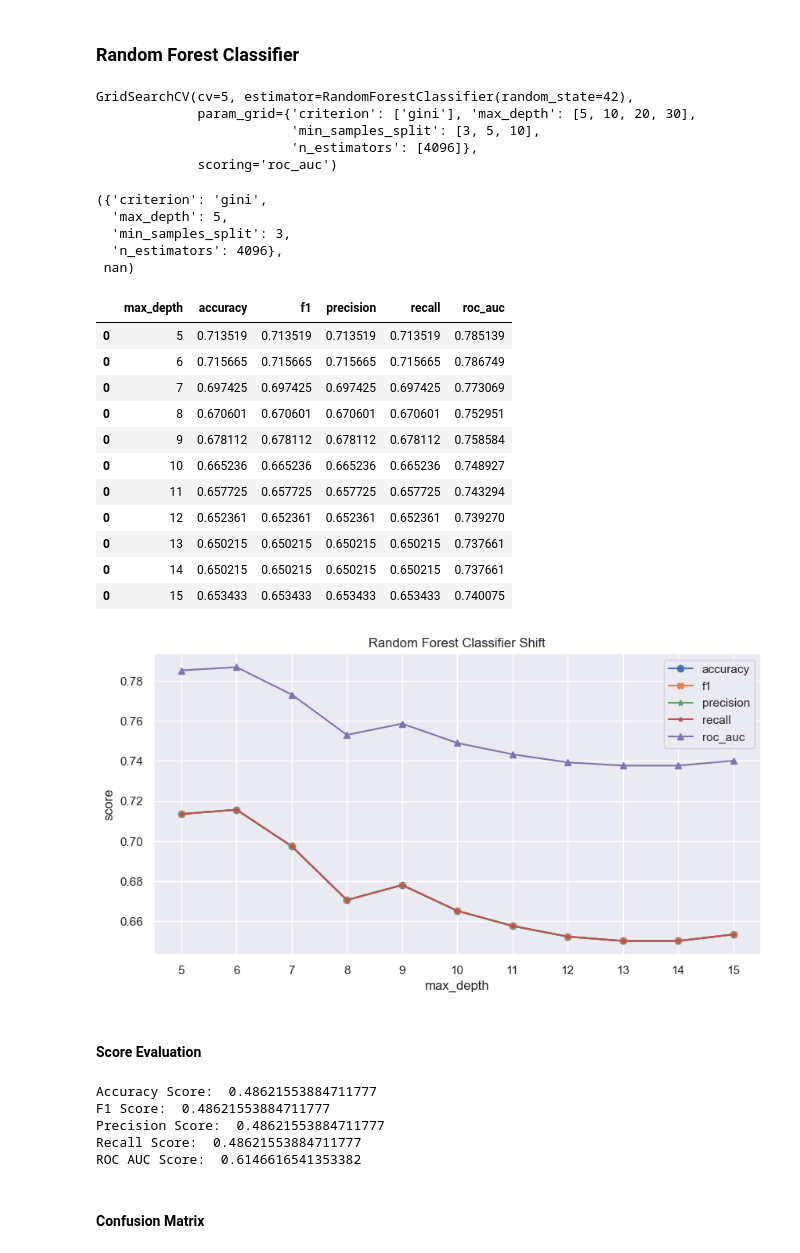
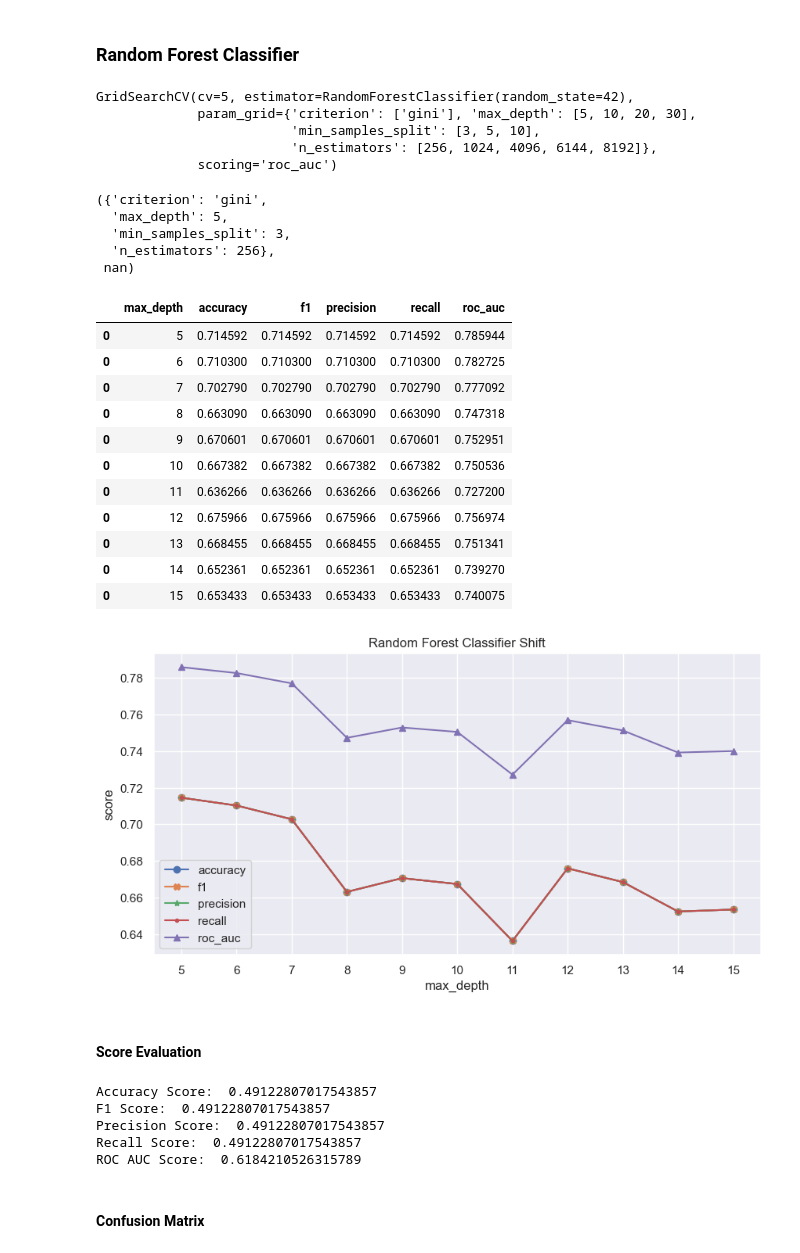
Before and after one commit to JiaqinKang/Crime-Prediction-using-Machine-Learning-Algorithms, a Jupyter notebook: Crime_prediction.ipynb, the cells around one changed output. Saved outputs shown, nothing was run; the diff lists cells and outputs as text; code cells hidden in the pictures.

```diff
--- a/Crime_prediction.ipynb
+++ b/Crime_prediction.ipynb
@@ -465,14 +506,15 @@ x_test = scaler.transform(x_test) # only transform
 # %% [markdown]
 ### Random Forest Regressor
 # %%
-from sklearn.ensemble import RandomForestClassifier, RandomForestRegressor
+from sklearn.ensemble import RandomForestRegressor
 from sklearn.metrics import mean_squared_error, mean_absolute_error
 from sklearn.model_selection import GridSearchCV
 
 # Define the parameter grid to search over
 param_grid = {
-    'n_estimators': [256, 1024, 4096,8192],
+    'n_estimators': [ 256, 1024, 4096,6144,8192],
     'max_depth': [10, 20, 30, 40, 50],
+    'max_features': ['sqrt','log2',0.2, 0.4, 0.6, 0.8,1.0]
 }
 # %%
 # Create the Random Forest Regressor object
@@ -501,11 +546,12 @@ grid_search.best_params_, grid_search.best_score_
 # %%
-# 'max_depth': 10, 'n_estimators': 4096
+# ({'max_depth': 10, 'max_features': 'log2', 'n_estimators': 256},
 # create a check model to verify the accuracy of the model is true increase number of max_depth 10 to 20
 rf_location_check_result = pd.DataFrame(columns=['max_depth', 'neg_mean_squared_error','neg_mean_absolute_error' ])
 for i in range(10, 21):
     rf_check = RandomForestRegressor(max_depth=i,
-                                     n_estimators=4096,
-                                     random_state=42
+                                     n_estimators=256,
+                                     max_features='log2',
+                                     random_state=42,
                                     )
     rf_check.fit(x_train, y_train_location)
     y_pred_location_check = rf_check.predict(x_train_original)
@@ -662,7 +708,7 @@ import numpy as np
 randomForest_grid_params = {'criterion': ['gini'],
                             'max_depth': [5,10,20,30],
                             'min_samples_split': [3,5,10],
-                            'n_estimators': [4096]
+                            'n_estimators': [ 256, 1024, 4096,6144,8192],
                             }
 
 # Create the Grid Search object
@@ -678,7 +724,7 @@ grid_search_clf.fit(x_train, y_train_shift)
 GridSearchCV(cv=5, estimator=RandomForestClassifier(random_state=42),
              param_grid={'criterion': ['gini'], 'max_depth': [5, 10, 20, 30],
                          'min_samples_split': [3, 5, 10],
-                         'n_estimators': [4096]},
+                         'n_estimators': [256, 1024, 4096, 6144, 8192]},
              scoring='roc_auc')
 # %%
 # print the best parameters and score
@@ -687,7 +733,7 @@ grid_search_clf.best_params_, grid_search_clf.best_score_
 ({'criterion': 'gini',
   'max_depth': 5,
   'min_samples_split': 3,
-  'n_estimators': 4096},
+  'n_estimators': 256},
  nan)
 # %%
 # extract the best model from the grid search
@@ -696,7 +742,7 @@ best_model_clf = grid_search_clf.best_estimator_
 # ({'criterion': 'gini',
 #   'max_depth': 5,
 #   'min_samples_split': 3,
-#   'n_estimators': 4096},
+#   'n_estimators': 256},
 from sklearn.metrics import accuracy_score, f1_score, precision_score, recall_score, roc_auc_score
 
 rf_shift_check_result = pd.DataFrame(columns=['max_depth',
@@ -706,44 +752,44 @@ rf_shift_check_result = pd.DataFrame(columns=['max_depth',
                                               'recall',
                                               'roc_auc'])
 for i in range(5, 16):
     rf_check = RandomForestClassifier(criterion='gini',
                                       max_depth= i,
                                       min_samples_split= 3,
-                                      n_estimators=4096,
+                                      n_estimators=256,
                                       random_state=42
                                     )
     rf_check.fit(x_train, y_train_shift)
     y_pred_shift_check = rf_check.predict(x_train_original)
 
     # calculate scores
     accuracy = accuracy_score(y_train_shift, y_pred_shift_check)
     f1 = f1_score(y_train_shift, y_pred_shift_check, average='micro')
     precision = precision_score(y_train_shift, y_pred_shift_check, average='micro')
     recall = recall_score(y_train_shift, y_pred_shift_check, average='micro')
     roc_auc = roc_auc_score(y_train_shift, y_pred_shift_check, average='micro',multi_class='ovr')
 
 
     # append the scores to the dataframe
     rf_shift_check_result = pd.concat([rf_shift_check_result, pd.DataFrame([[i, accuracy, f1, precision, recall, roc_auc]], columns=['max_depth',
                                                                                                            'accuracy',
                                                                                                            'f1',
                                                                                                            'precision',
                                                                                                            'recall',
                                                                                                            'roc_auc' ])], axis=0)
 
 rf_shift_check_result
 # %% [output]
 |  | max_depth | accuracy | f1 | precision | recall | roc_auc |
-| 0 | 5 | 0.713519 | 0.713519 | 0.713519 | 0.713519 | 0.785139 |
-| 0 | 6 | 0.715665 | 0.715665 | 0.715665 | 0.715665 | 0.786749 |
-| 0 | 7 | 0.697425 | 0.697425 | 0.697425 | 0.697425 | 0.773069 |
-| 0 | 8 | 0.670601 | 0.670601 | 0.670601 | 0.670601 | 0.752951 |
-| 0 | 9 | 0.678112 | 0.678112 | 0.678112 | 0.678112 | 0.758584 |
-| 0 | 10 | 0.665236 | 0.665236 | 0.665236 | 0.665236 | 0.748927 |
-| 0 | 11 | 0.657725 | 0.657725 | 0.657725 | 0.657725 | 0.743294 |
-| 0 | 12 | 0.652361 | 0.652361 | 0.652361 | 0.652361 | 0.739270 |
-| 0 | 13 | 0.650215 | 0.650215 | 0.650215 | 0.650215 | 0.737661 |
-| 0 | 14 | 0.650215 | 0.650215 | 0.650215 | 0.650215 | 0.737661 |
+| 0 | 5 | 0.714592 | 0.714592 | 0.714592 | 0.714592 | 0.785944 |
+| 0 | 6 | 0.710300 | 0.710300 | 0.710300 | 0.710300 | 0.782725 |
+| 0 | 7 | 0.702790 | 0.702790 | 0.702790 | 0.702790 | 0.777092 |
+| 0 | 8 | 0.663090 | 0.663090 | 0.663090 | 0.663090 | 0.747318 |
+| 0 | 9 | 0.670601 | 0.670601 | 0.670601 | 0.670601 | 0.752951 |
+| 0 | 10 | 0.667382 | 0.667382 | 0.667382 | 0.667382 | 0.750536 |
+| 0 | 11 | 0.636266 | 0.636266 | 0.636266 | 0.636266 | 0.727200 |
+| 0 | 12 | 0.675966 | 0.675966 | 0.675966 | 0.675966 | 0.756974 |
+| 0 | 13 | 0.668455 | 0.668455 | 0.668455 | 0.668455 | 0.751341 |
+| 0 | 14 | 0.652361 | 0.652361 | 0.652361 | 0.652361 | 0.739270 |
 | 0 | 15 | 0.653433 | 0.653433 | 0.653433 | 0.653433 | 0.740075 |
 # %%
 # plot the result
@@ -761,7 +807,7 @@ plt.title('Random Forest Classifier Shift')
 plt.xticks(range(5,16))
 plt.show()
 # %% [output]
-[figure, old version]
+[figure, new version]
 # %% [markdown]
 #### Score Evaluation
 # %%
@@ -775,11 +821,11 @@ print('Precision Score: ', precision_score(y_test_shift, rf_y_pred_shift, averag
 print('Recall Score: ', recall_score(y_test_shift, rf_y_pred_shift, average='micro'))
 print('ROC AUC Score: ', roc_auc_score(y_test_shift, rf_y_pred_shift, average='micro',multi_class='ovr'))
 # %% [output]
-Accuracy Score:  0.48621553884711777
-F1 Score:  0.48621553884711777
-Precision Score:  0.48621553884711777
-Recall Score:  0.48621553884711777
-ROC AUC Score:  0.6146616541353382
+Accuracy Score:  0.49122807017543857
+F1 Score:  0.49122807017543857
+Precision Score:  0.49122807017543857
+Recall Score:  0.49122807017543857
+ROC AUC Score:  0.6184210526315789
 # %% [markdown]
 #### Confusion Matrix
 # %%
```
Also changed, not shown: parts of 36 cells of this notebook.
